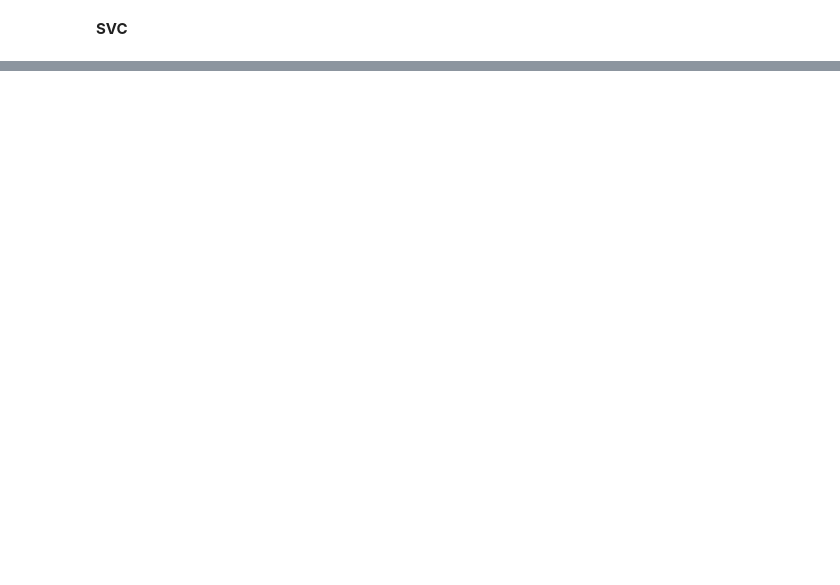
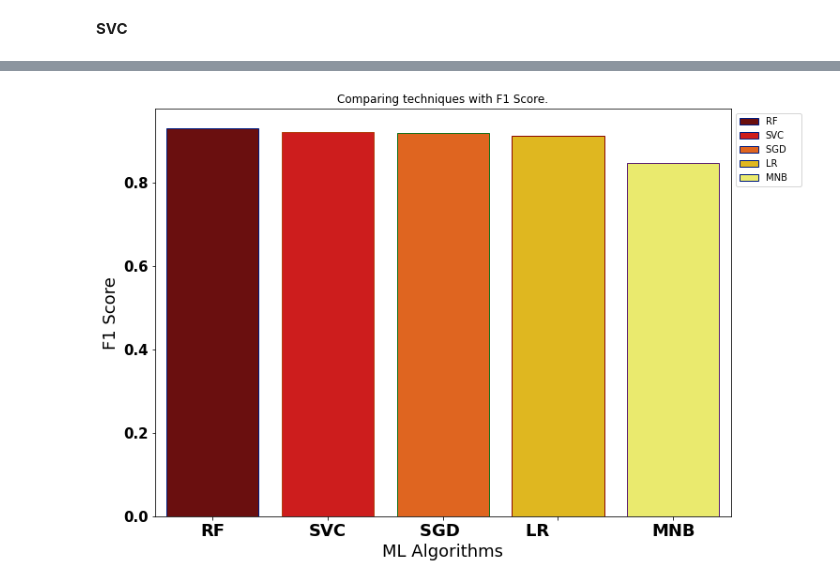
Before and after one commit to rezaul-h/Suicide-Ideation-Detection-with-NLP, a Jupyter notebook: machine learning.ipynb, the cells around one changed output, grey strips where cells are left out. Saved outputs shown, nothing was run; the diff lists cells and outputs as text; code cells hidden in the pictures; blank space fills up the shorter version.

```diff
--- a/machine learning.ipynb
+++ b/machine learning.ipynb
@@ -285,2 +291,6 @@ def compare_plots(y_value):
   plt.show()
   return plt
+# %%
+compare_plots("F1 Score","F1 Score")
+# %% [output]
+[figure, added]
```
Also changed, not shown: parts of 28 cells of this notebook, 55 other files.
